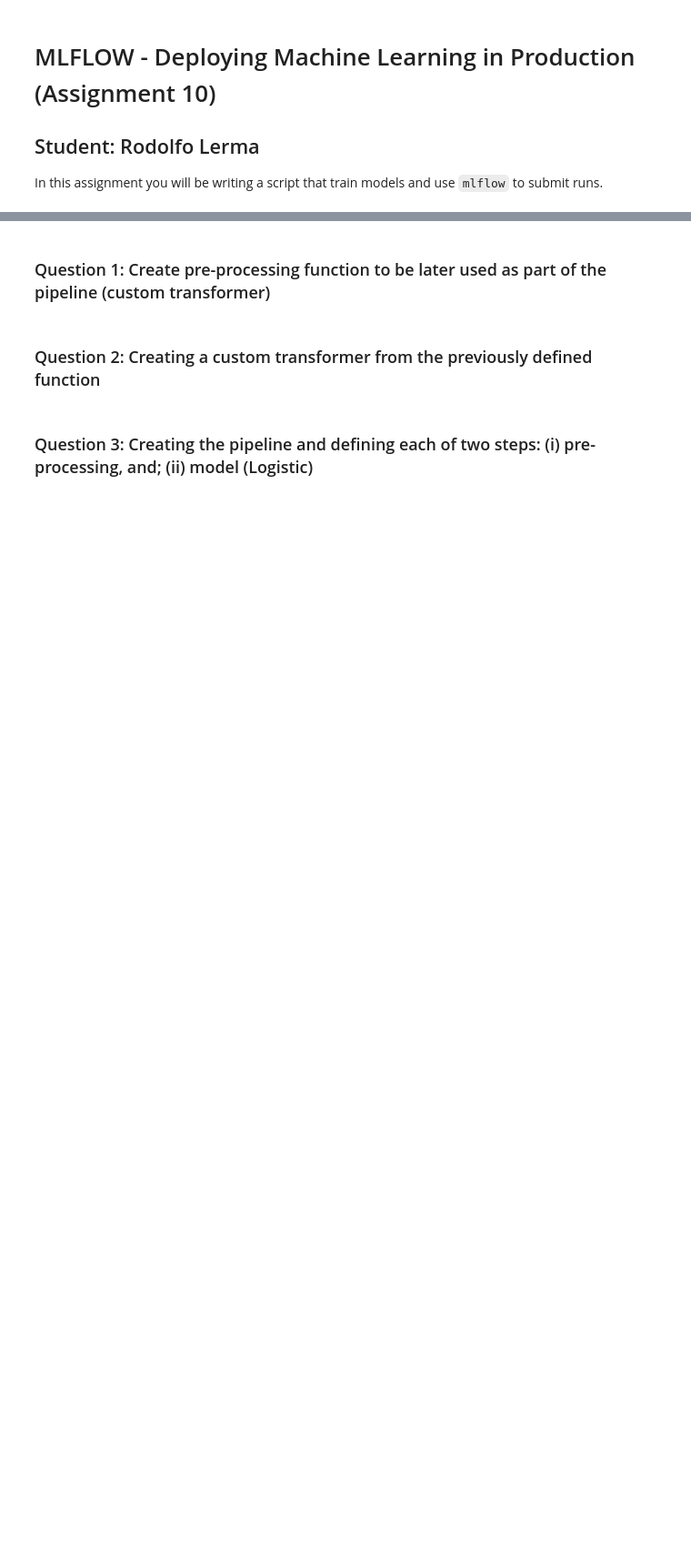
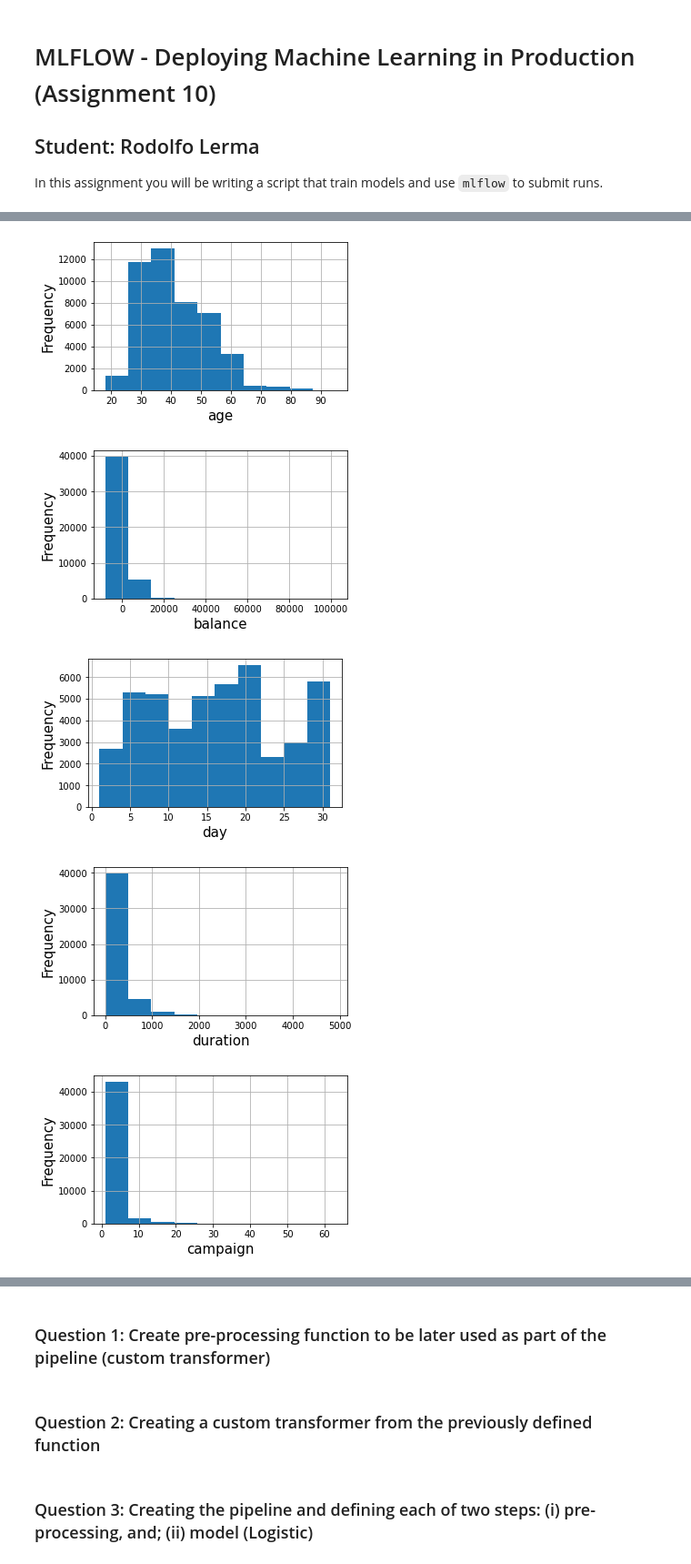
Before and after one commit to rodolfolermacontreras/ML_2_Assignment_10, a Jupyter notebook: MLEARN530-Lesson10-RodolfoLerma.ipynb, the cells around one changed output, grey strips where cells are left out. Shown at 91% size. Drawn from its saved outputs; the diff is of its cells as text; code cells hidden in the pictures; blank space fills up the shorter version.

```diff
--- a/MLEARN530-Lesson10-RodolfoLerma.ipynb
+++ b/MLEARN530-Lesson10-RodolfoLerma.ipynb
@@ -48,0 +98,21 @@ X_test = X_test.reset_index(drop = True)
+# %%
+import matplotlib.pyplot as plt
+numerical = ['age','balance','day','duration','campaign','pdays','previous']
+
+def hist_plot(df,a):
+    df[a].hist(figsize = (5,3))
+    plt.xlabel(a, fontsize = 15)
+    plt.ylabel('Frequency',fontsize = 15)
+    plt.tick_params(axis="x", labelsize=10)
+    plt.tick_params(axis="y", labelsize=10)
+    plt.grid(True)
+    plt.show()
+
+for i in numerical:
+    hist_plot(bank, i)
+# %% [output]
+[figure, added]
+[figure, added]
+[figure, added]
+[figure, added]
+[figure, added]
```
Also changed, not shown: parts of 27 cells of this notebook.
